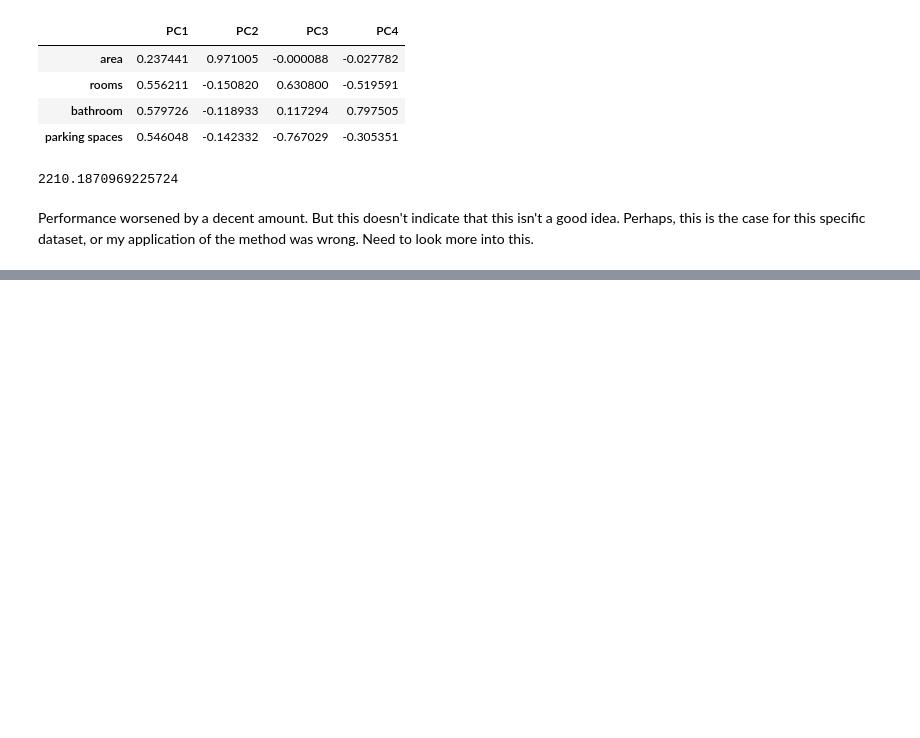
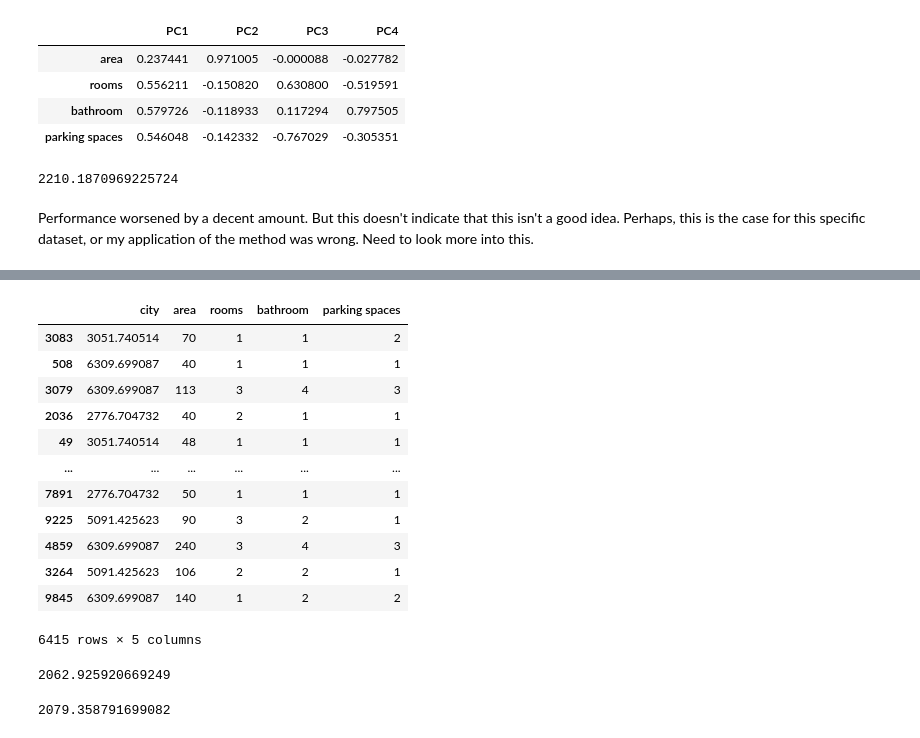
Before and after one commit to karimzakir02/Jupyters, a Jupyter notebook: Feature Engineering Compendium.ipynb, the cells around one changed output, grey strips where cells are left out. Saved outputs shown, nothing was run; the diff lists cells and outputs as text; code cells hidden in the pictures; blank space fills up the shorter version.

```diff
--- a/Feature Engineering Compendium.ipynb
+++ b/Feature Engineering Compendium.ipynb
@@ -348,0 +433,25 @@ Performance worsened by a decent amount. But this doesn't indicate that this isn
+# %%
+X_train
+# %% [output]
+|  | city | area | rooms | bathroom | parking spaces |
+| 3083 | 3051.740514 | 70 | 1 | 1 | 2 |
+| 508 | 6309.699087 | 40 | 1 | 1 | 1 |
+| 3079 | 6309.699087 | 113 | 3 | 4 | 3 |
+| 2036 | 2776.704732 | 40 | 2 | 1 | 1 |
+| 49 | 3051.740514 | 48 | 1 | 1 | 1 |
+| ... | ... | ... | ... | ... | ... |
+| 7891 | 2776.704732 | 50 | 1 | 1 | 1 |
+| 9225 | 5091.425623 | 90 | 3 | 2 | 1 |
+| 4859 | 6309.699087 | 240 | 3 | 4 | 3 |
+| 3264 | 5091.425623 | 106 | 2 | 2 | 1 |
+| 9845 | 6309.699087 | 140 | 1 | 2 | 2 |
+6415 rows × 5 columns
+# %%
+new_features = ["city", "rooms", "parking spaces", "bathroom", "area"]
+new_model = XGBRegressor()
+new_model.fit(X_train[new_features], y_train)
+new_predictions = new_model.predict(X_test[new_features])
+new_accuracy = mean_absolute_error(new_predictions, y_test)
+new_accuracy
+# %% [output]
+2062.925920669249
@@ -348,0 +470,8 @@ Performance worsened by a decent amount. But this doesn't indicate that this isn
+# %%
+old_model = XGBRegressor()
+old_model.fit(old_X_train, old_y_train)
+old_predictions = old_model.predict(old_X_test)
+old_accuracy = mean_absolute_error(old_predictions, y_test)
+old_accuracy
+# %% [output]
+2079.358791699082
```
Also changed, not shown: parts of 20 cells of this notebook.
